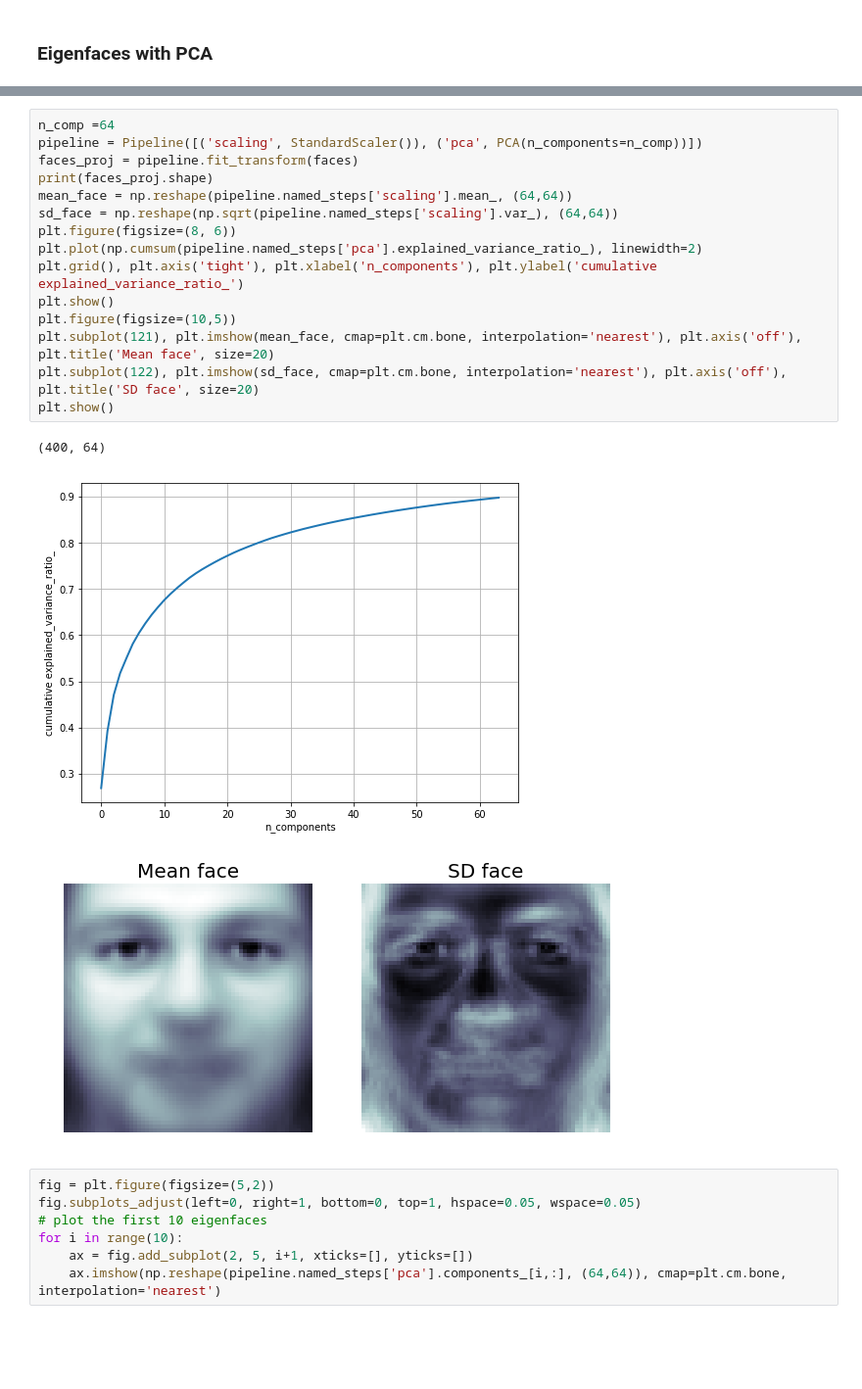
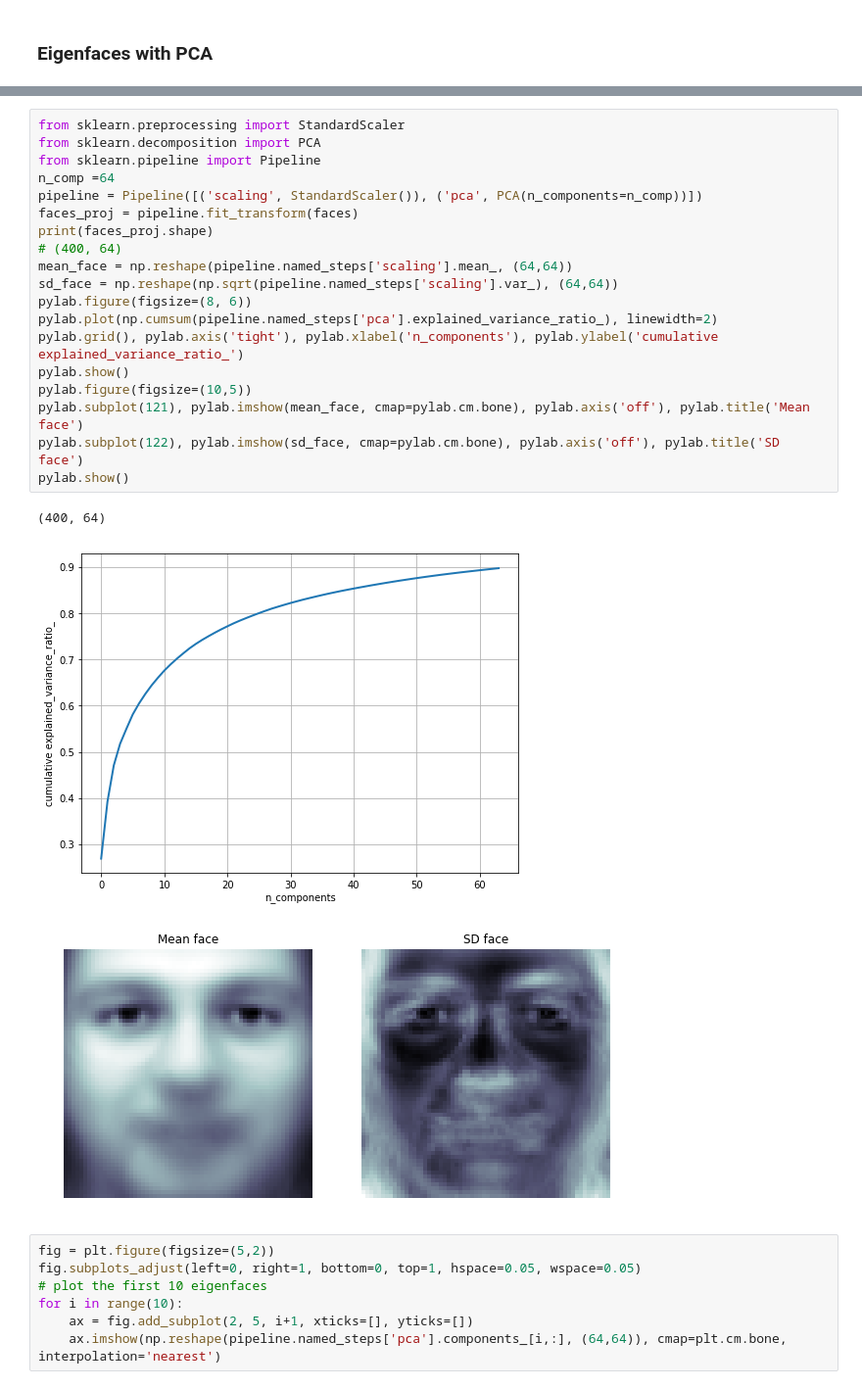
Before and after one commit to PacktPublishing/Hands-On-Image-Processing-with-Python, a Jupyter notebook: Chapter9/Chapter9.ipynb, the cells around one changed output, grey strips where cells are left out. Shown at 98% size. Saved outputs shown, nothing was run; the diff lists cells and outputs as text; blank space fills up the shorter version.

```diff
--- a/Chapter9/Chapter9.ipynb
+++ b/Chapter9/Chapter9.ipynb
@@ -66,24 +60,28 @@ plt.show()
 (400, 4096)
 [figure]
 # %%
+from sklearn.preprocessing import StandardScaler
+from sklearn.decomposition import PCA
+from sklearn.pipeline import Pipeline
 n_comp =64
 pipeline = Pipeline([('scaling', StandardScaler()), ('pca', PCA(n_components=n_comp))])
 faces_proj = pipeline.fit_transform(faces)
 print(faces_proj.shape)
+# (400, 64)
 mean_face = np.reshape(pipeline.named_steps['scaling'].mean_, (64,64))
 sd_face = np.reshape(np.sqrt(pipeline.named_steps['scaling'].var_), (64,64))
-plt.figure(figsize=(8, 6))
-plt.plot(np.cumsum(pipeline.named_steps['pca'].explained_variance_ratio_), linewidth=2)
-plt.grid(), plt.axis('tight'), plt.xlabel('n_components'), plt.ylabel('cumulative explained_variance_ratio_')
-plt.show()
-plt.figure(figsize=(10,5))
-plt.subplot(121), plt.imshow(mean_face, cmap=plt.cm.bone, interpolation='nearest'), plt.axis('off'), plt.title('Mean face', size=20)
-plt.subplot(122), plt.imshow(sd_face, cmap=plt.cm.bone, interpolation='nearest'), plt.axis('off'), plt.title('SD face', size=20)
-plt.show()
+pylab.figure(figsize=(8, 6))
+pylab.plot(np.cumsum(pipeline.named_steps['pca'].explained_variance_ratio_), linewidth=2)
+pylab.grid(), pylab.axis('tight'), pylab.xlabel('n_components'), pylab.ylabel('cumulative explained_variance_ratio_')
+pylab.show()
+pylab.figure(figsize=(10,5))
+pylab.subplot(121), pylab.imshow(mean_face, cmap=pylab.cm.bone), pylab.axis('off'), pylab.title('Mean face')
+pylab.subplot(122), pylab.imshow(sd_face, cmap=pylab.cm.bone), pylab.axis('off'), pylab.title('SD face')
+pylab.show()
 # %% [output]
 (400, 64)
 [figure]
-[figure, old version]
+[figure, new version]
 # %%
 fig = plt.figure(figsize=(5,2))
 fig.subplots_adjust(left=0, right=1, bottom=0, top=1, hspace=0.05, wspace=0.05)
```
Also changed, not shown: parts of 13 cells of this notebook, 2 other files.
